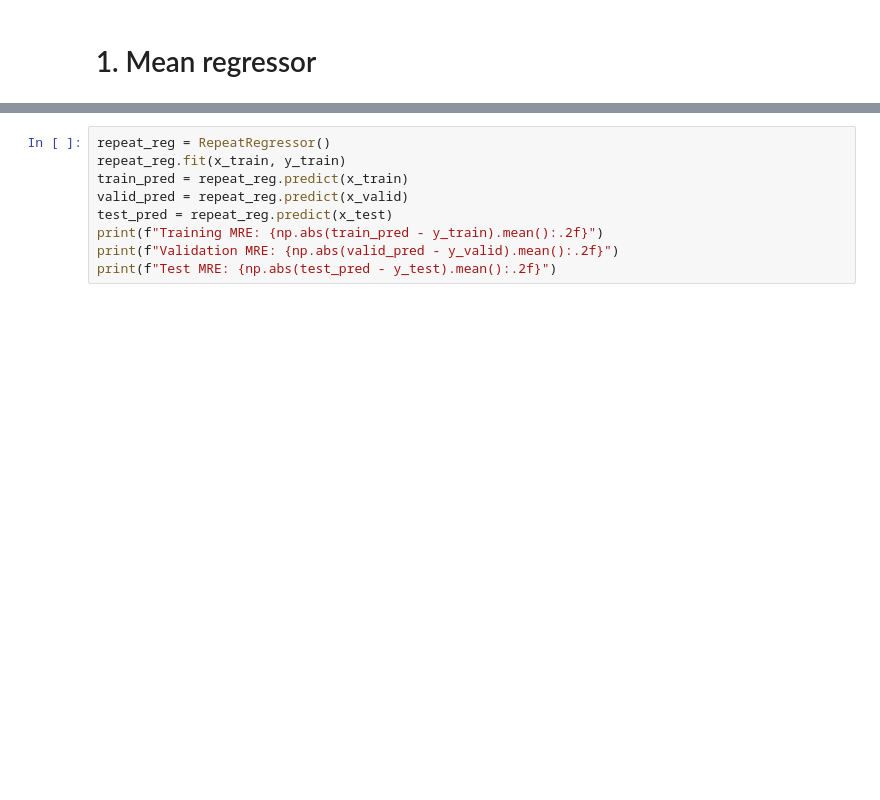
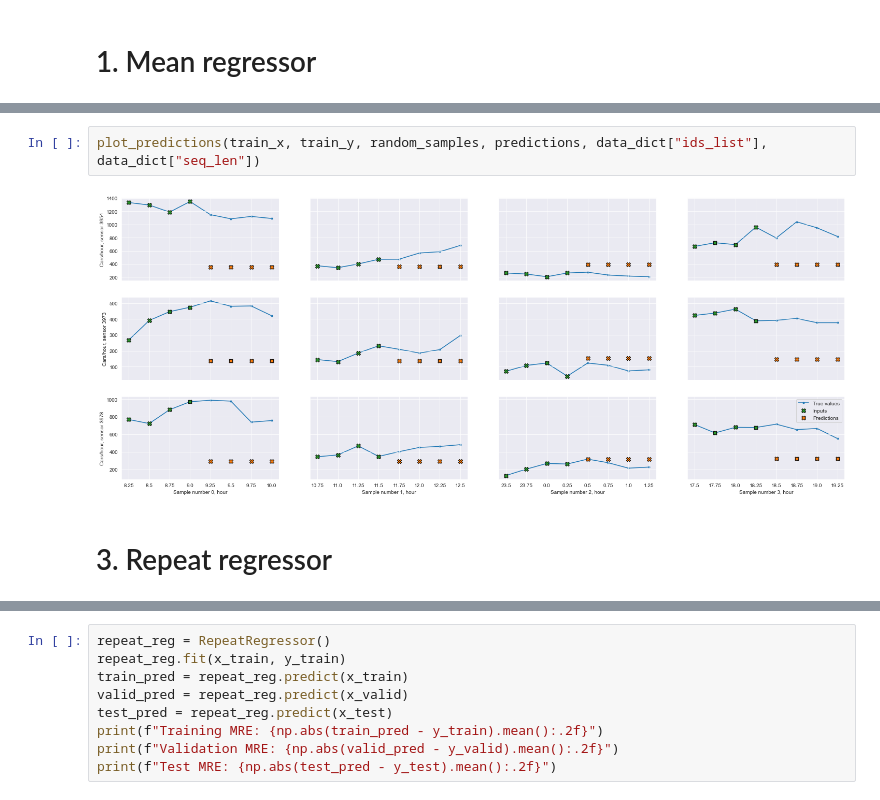
Before and after one commit to elena-sg/madrid-traffic, a Jupyter notebook: notebooks/04-baseline-models.ipynb, the cells around one changed output, grey strips where cells are left out. Cells and saved outputs as stored; diff of their text form; blank space fills up the shorter version.

```diff
--- a/notebooks/04-baseline-models.ipynb
+++ b/notebooks/04-baseline-models.ipynb
@@ -59,0 +88,6 @@ y_test = test_data.y[:, :, :, [0]]
+# %%
+plot_predictions(train_x, train_y, random_samples, predictions, data_dict["ids_list"], data_dict["seq_len"])
+# %% [output]
+[figure, added]
+# %% [markdown]
+# 3. Repeat regressor
```
Also changed, not shown: parts of 51 cells of this notebook, 5 other files.
